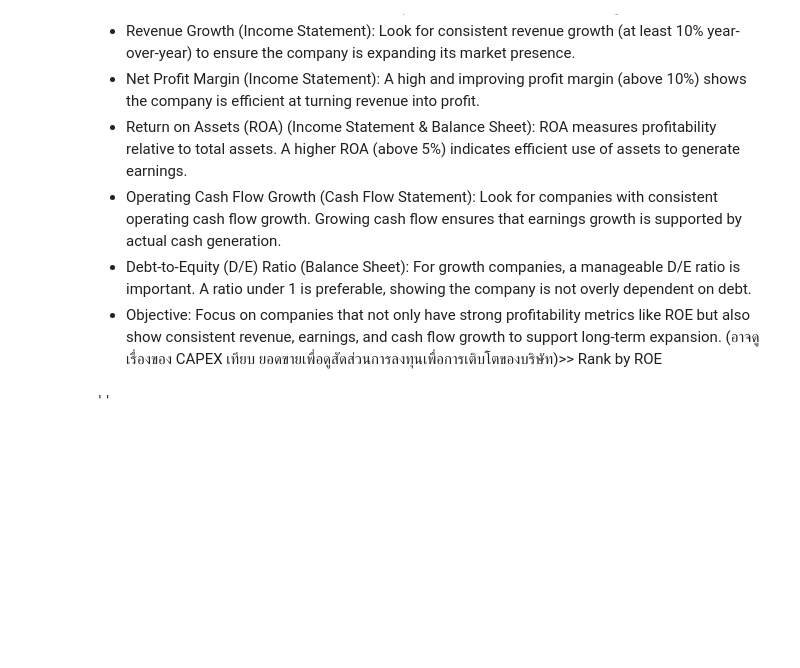
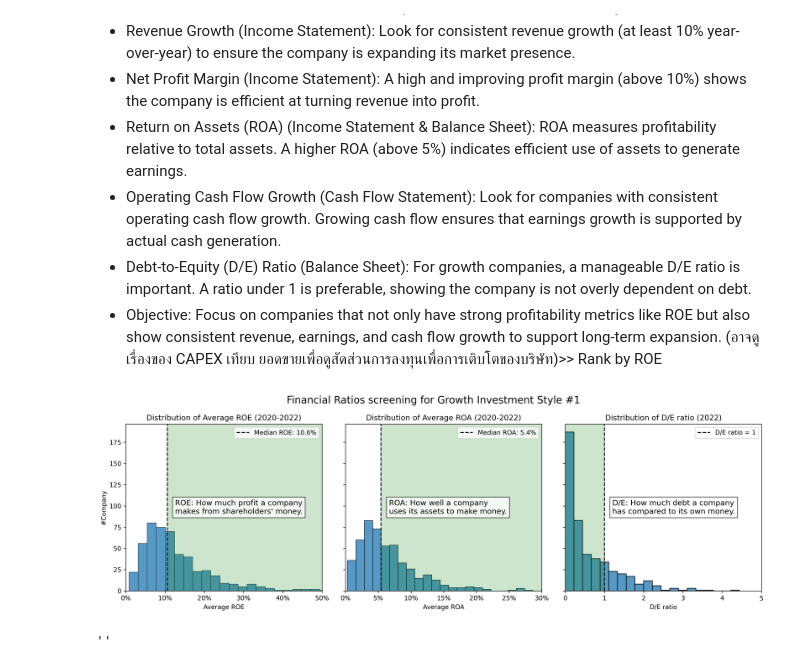
Before and after one commit to suparuek2405/Stock-screening-with-python, a Jupyter notebook: Group_assignment_Tacocat_set_yfinance.ipynb, the cells around one changed output. Drawn from its saved outputs; the diff is of its cells as text; code cells hidden in the pictures; blank space fills up the shorter version.

```diff
--- a/Group_assignment_Tacocat_set_yfinance.ipynb
+++ b/Group_assignment_Tacocat_set_yfinance.ipynb
@@ -562,24 +562,89 @@ def get_de(startyear=2020, endyear=2022):
 
   return df[['symbol', 'ratio'] + col]
 # %%
-#condition for ROE
+# Create a figure with 3 subplots
+fig, axes = plt.subplots(1, 3, sharey=True, figsize=(15, 5))
+
+# Condition for ROE
 roe = get_roe(2020,2022) #using data from 2022 to 2024
 roe.dropna(inplace=True) #drop na values
 roe = roe[(roe[['2020-12-31', '2021-12-31', '2022-12-31']] > 0).all(axis=1)] #all value must greater than 0
 roe['avg_roe_3year'] = roe[['2020-12-31', '2021-12-31', '2022-12-31']].mean(axis=1) #get average ROE of 3 years
 
-#plot data
-sns.histplot(x='avg_roe_3year', data=roe)
+# Plot ROE distribution on the first subplot
+sns.histplot(x='avg_roe_3year', data=roe, ax=axes[0])
 median_roe = roe['avg_roe_3year'].median()
-plt.axvline(median_roe, color='red', linestyle='--', label=f'Median ROE: {median_roe*100:.1f}%') #add median line
-plt.gca().xaxis.set_major_formatter(FuncFormatter(lambda x, _: f'{x*100:.0f}%'))
-plt.title('Distribution of Average ROE (2020-2022)')
-plt.xlabel('Average ROE')
-plt.ylabel('#Company')
-plt.legend()
+axes[0].axvline(median_roe, color='black', linestyle='--', label=f'Median ROE: {median_roe*100:.1f}%')
+axes[0].xaxis.set_major_formatter(FuncFormatter(lambda x, _: f'{x*100:.0f}%'))
+axes[0].set_title('Distribution of Average ROE (2020-2022)')
+axes[0].set_xlabel('Average ROE')
+axes[0].set_ylabel('#Company')
+axes[0].set_xlim(0, 0.5)
+axes[0].legend()
 
-# Save the figure
-roe_plot = plt.gcf()  # get the current figure
+# Condition for ROA
+roa = get_roa(2020,2022) #using data from 2020 to 2022
+roa.dropna(inplace=True) #drop na values
+roa = roa[(roa[['2020-12-31', '2021-12-31', '2022-12-31']] > 0).all(axis=1)] #all value must greater than 0
+roa['avg_roa_3year'] = roa[['2020-12-31', '2021-12-31', '2022-12-31']].mean(axis=1) #get average 3 year
+roa = roa[roa['symbol'].isin(set(roe['symbol']))] #filter only symbol contains in roe table
+
+# Plot ROA distribution on the second subplot
+sns.histplot(x='avg_roa_3year', data=roa, ax=axes[1])
+median_roa = roa['avg_roa_3year'].median()
+axes[1].axvline(median_roa, color='black', linestyle='--', label=f'Median ROA: {median_roa*100:.1f}%')
+axes[1].xaxis.set_major_formatter(FuncFormatter(lambda x, _: f'{x*100:.0f}%'))
+axes[1].set_title('Distribution of Average ROA (2020-2022)')
+axes[1].set_xlabel('Average ROA')
+axes[1].set_ylabel('#Company')
+axes[1].set_xlim(0, 0.3)
+axes[1].legend()
+
+# Condition for DE
+de = get_de(2022) #using data only 2022
+de.dropna(inplace=True) #drop na values
+de = de[(de[['2022-12-31']] <= 5).all(axis=1) & (de[['2022-12-31']] > 0).all(axis=1)] #filter outlier
+de = de[de['symbol'].isin(set(roa['symbol']))] #filter only symbol contains in roa table
+
+# Plot D/E ratio distribution on the third subplot
+sns.histplot(x='2022-12-31', data=de, ax=axes[2])
+de_line = 1
+axes[2].axvline(de_line, color='black', linestyle='--', label=f'D/E ratio = 1')
+axes[2].set_title('Distribution of D/E ratio (2022)')
+axes[2].set_xlabel('D/E ratio')
+axes[2].set_ylabel('#Company')
+axes[2].set_xlim(0, 5)
+axes[2].legend()
+
+#add highlight and textbox
+y_min, y_max = axes[0].get_ylim()
+
+axes[0].set_ylim(0, y_max)
+axes[0].fill_betweenx(y=[y_min, y_max], x1=median_roe, x2=axes[0].get_xlim()[1], color='green', alpha=0.2)
+axes[0].text(median_roe + (axes[0].get_xlim()[1] - median_roe) * 0.05, (y_min+y_max)/2,
+             'ROE: How much profit a company\nmakes from shareholders\' money.',
+             color='black', fontsize=12, bbox=dict(facecolor='white', alpha=0.8),
+             ha='left', va='center')
+
+axes[1].set_ylim(0, y_max)
+axes[1].fill_betweenx(y=[y_min, y_max], x1=median_roa, x2=axes[1].get_xlim()[1], color='green', alpha=0.2)
+axes[1].text(median_roa + (axes[1].get_xlim()[1] - median_roa) * 0.05, (y_min+y_max)/2,
+             'ROA: How well a company\nuses its assets to make money.',
+             color='black', fontsize=12, bbox=dict(facecolor='white', alpha=0.8),
+             ha='left', va='center')
+
+axes[2].set_ylim(0, y_max)
+axes[2].fill_betweenx(y=[y_min, y_max], x1=axes[2].get_xlim()[0], x2=de_line, color='green', alpha=0.2)
+axes[2].text(de_line + (axes[2].get_xlim()[1] - de_line) * 0.05, (y_min+y_max)/2,
+             'D/E: How much debt a company\nhas compared to its own money.',
+             color='black', fontsize=12, bbox=dict(facecolor='white', alpha=0.8),
+             ha='left', va='center')
+
+# Adjust the layout and display the plot
+plt.suptitle('Financial Ratios screening for Growth Investment Style #1', fontsize=16)
+plt.tight_layout()
+plt.show()
 ;
 # %% [output]
+[figure, new version]
 ''
```
Also changed, not shown: parts of 15 cells of this notebook.
